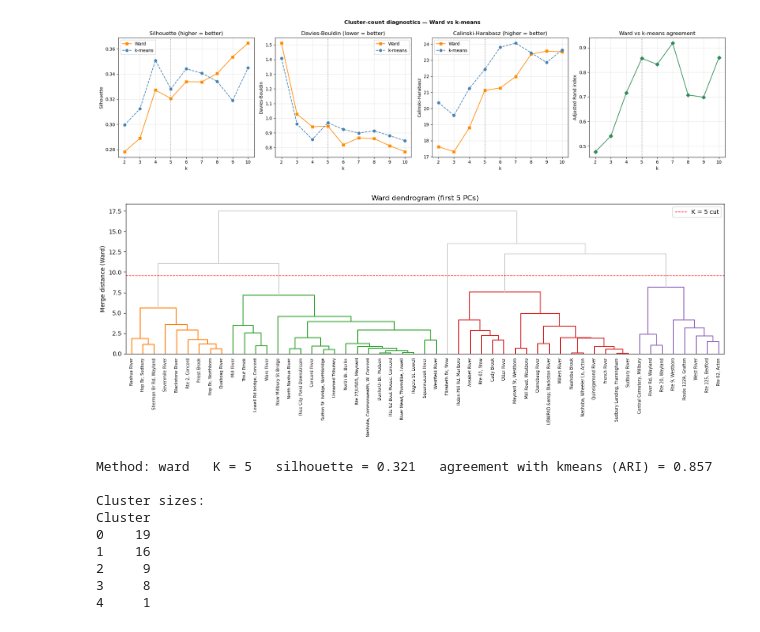
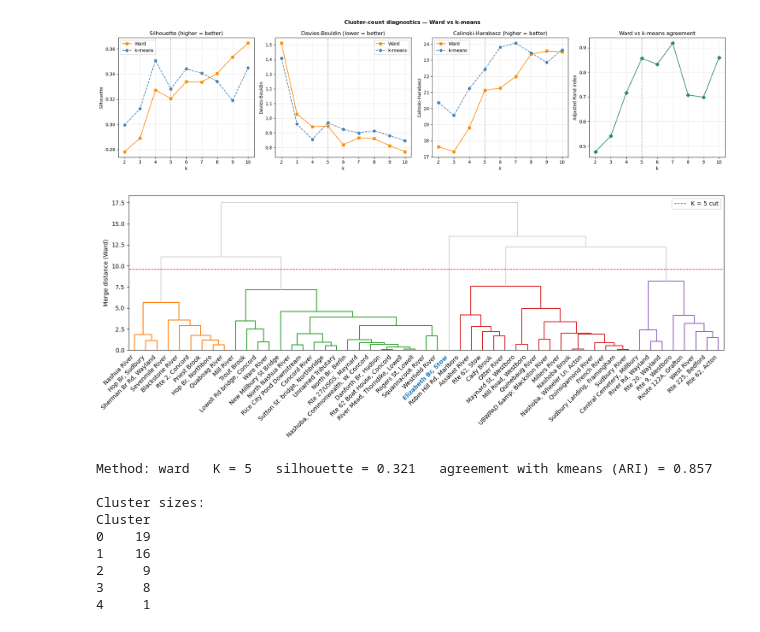
Before and after one commit to narslab/stream-station-typology, a Jupyter notebook: bin/ss-typology.ipynb, the cells around one changed output. Drawn from its saved outputs; the diff is of its cells as text; code cells hidden in the pictures.

```diff
--- a/bin/ss-typology.ipynb
+++ b/bin/ss-typology.ipynb
@@ -297,22 +297,33 @@ Chosen K = 5, method = ward
 # %%
 # --- Ward dendrogram (hierarchy behind the chosen cut) ---
 link = linkage(Z, method="ward")
 d = np.sort(link[:, 2])
 thr = 0.5 * (d[-K] + d[-(K - 1)])     # cut that yields K clusters
 
+# Singleton sites (size-1 Ward clusters) get a blue leaf label instead of grey
+_wl = cluster_labels(Z, K, "ward")
+_sizes = pd.Series(_wl).value_counts()
+singleton_sites = set(train["MonitoringLocationName"].values[
+    np.isin(_wl, _sizes.index[_sizes == 1])])
+
 fig, ax = plt.subplots(figsize=(15, 6))
 dendrogram(link, labels=train["MonitoringLocationName"].values,
            color_threshold=thr, above_threshold_color="lightgrey", ax=ax)
 ax.axhline(thr, color="red", ls="--", lw=1, label=f"K = {K} cut")
-ax.set(title="Ward dendrogram (first 5 PCs)", ylabel="Merge distance (Ward)")
-ax.tick_params(axis="x", labelsize=7)
-plt.setp(ax.get_xticklabels(), rotation=90, ha="center")
+ax.set(ylabel="Merge distance (Ward)")
+ax.tick_params(axis="x", labelsize=10)
+for lbl in ax.get_xticklabels():
+    lbl.set_rotation(45)
+    lbl.set_ha("right")
+    if lbl.get_text() in singleton_sites:
+        lbl.set_color(PALETTE[0])          # blue, to match the other plots
+        lbl.set_fontweight("bold")
 ax.legend()
 fig.tight_layout()
 fig.savefig(FIG / "ward-dendrogram.png", dpi=200)
 plt.show()
 # %% [output]
-[figure, old version]
+[figure, new version]
 # %%
 # --- Fit the chosen clustering and inspect the per-site silhouette plot ---
 labels = cluster_labels(Z, K, CLUSTER_METHOD)
```
Also changed, not shown: 1 other file.
